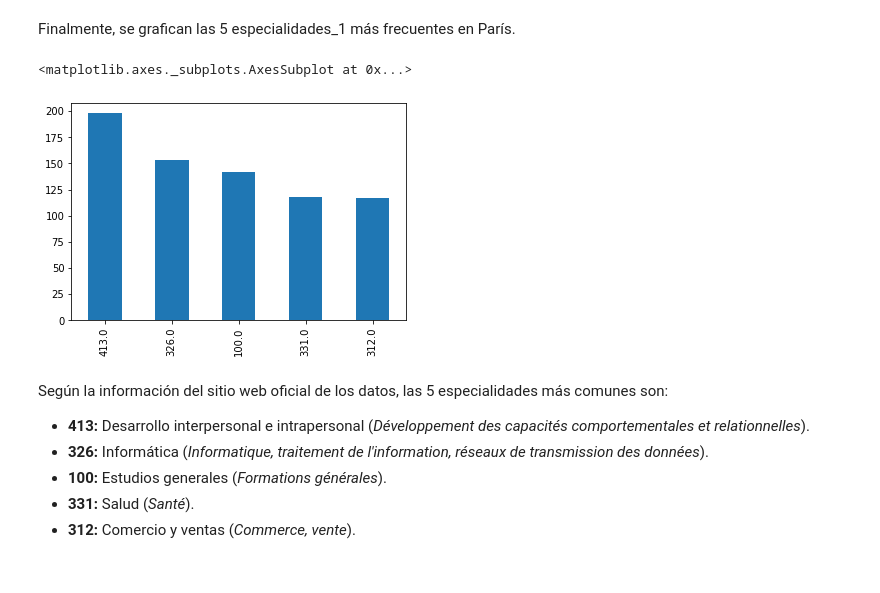
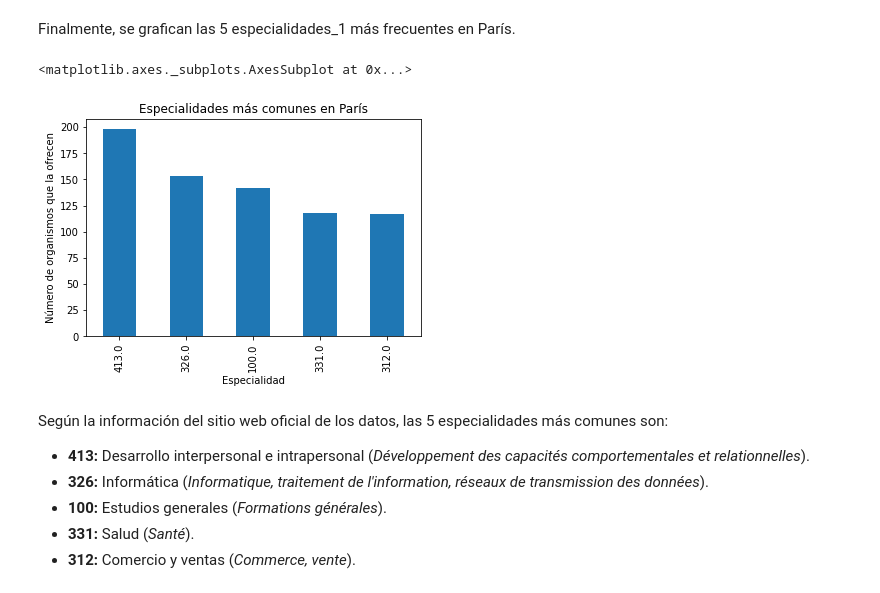
Before and after one commit to esteban062000/Big-Data-II-2021, a Jupyter notebook: tareas/tarea_1/4.EDA_tarea_1.ipynb, the cells around one changed output. Drawn from its saved outputs; the diff is of its cells as text; code cells hidden in the pictures.

```diff
--- a/tareas/tarea_1/4.EDA_tarea_1.ipynb
+++ b/tareas/tarea_1/4.EDA_tarea_1.ipynb
@@ -193,11 +200,14 @@ max      227482.000000
 Name: sum_heures_stagiaires, dtype: float64
 # %% [markdown]
 Finalmente, se grafican las 5 especialidades_1 más frecuentes en París.
-# %%
-dataParis['code_specialite_1'].value_counts().head().plot(kind="bar")
-# %% [output]
-<matplotlib.axes._subplots.AxesSubplot at 0x...>
-[figure, removed]
+# %%
+plt.title('Especialidades más comunes en París')
+plt.xlabel('Especialidad')
+plt.ylabel('Número de organismos que la ofrecen')
+dataParis['code_specialite_1'].value_counts().head().plot(kind="bar")
+# %% [output]
+<matplotlib.axes._subplots.AxesSubplot at 0x...>
+[figure, added]
 # %% [markdown]
 Según la información del sitio web oficial de los datos, las 5 especialidades más comunes son:
 
```
Also changed, not shown: parts of 5 cells of this notebook.
